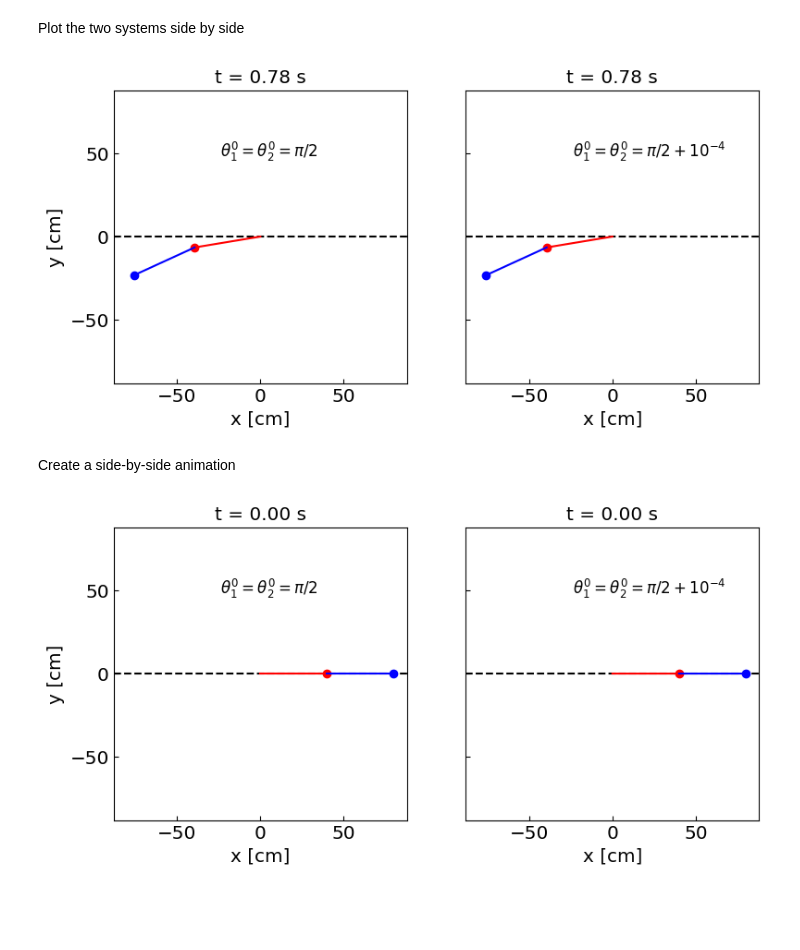
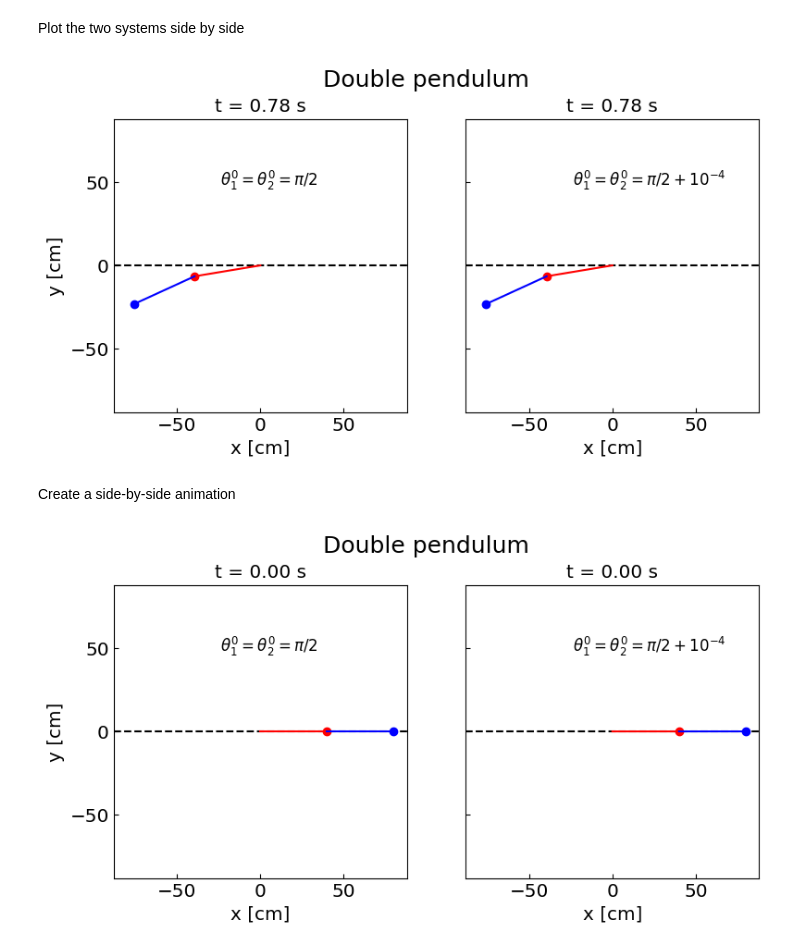
Before and after one commit to vlvovch/PHYS6350-ComputationalPhysics, a Jupyter notebook: code/7_OrdinaryDifferentialEquations/DoublePendulumAnimate.ipynb, the cells around one changed output. Cells and saved outputs as stored; diff of their text form; code cells hidden in the pictures; blank space fills up the shorter version.

```diff
--- a/code/7_OrdinaryDifferentialEquations/DoublePendulumAnimate.ipynb
+++ b/code/7_OrdinaryDifferentialEquations/DoublePendulumAnimate.ipynb
@@ -340,11 +320,13 @@ Plot the two systems side by side
 # %%
 fig, ax = plt.subplots(1, 2)
 double_pendulum_plot(qs[31], ts[31], ax[0])
 double_pendulum_plot(qs2[31], ts2[31], ax[1], "${\\theta_1^0 = \\theta_2^0 = \pi/2 + 10^{-4}}$", 1)
 fig.set_size_inches(9, 5, forward=True)
+fig.suptitle("Double pendulum", fontsize = 18)
+plt.subplots_adjust(top=1.)
 plt.show()
 # %% [output]
-[figure, old version]
+[figure, new version]
 # %% [markdown]
 Create a side-by-side animation
 # %%
@@ -354,9 +336,9 @@ from matplotlib.animation import FuncAnimation
 # %matplotlib notebook
 
 fig, ax = plt.subplots(1, 2)
-#double_pendulum_plot_animate(qs[31], ts[31], ax[0])
-#double_pendulum_plot_animate(qs2[31], ts2[31], ax[1], "${\\theta_1^0 = \\theta_2^0 = \pi/2 + 10^{-4}}$", 1)
 fig.set_size_inches(9, 5, forward=True)
+fig.suptitle("Double pendulum", fontsize = 18)
+plt.subplots_adjust(top=1.)
 # function that draws each frame of the animation
 def animate_pendulum(i):
     ax[0].clear()
@@ -369,7 +351,7 @@ ani = FuncAnimation(fig, animate_pendulum, frames=fps * round(tend), interval=10
 
 ani.save("double_pendulum_compare.gif")
 # %% [output]
-[figure, old version]
+[figure, new version]
 # %% [markdown]
 See the animation
 
```
Also changed, not shown: parts of 4 cells of this notebook, 1 other file.
